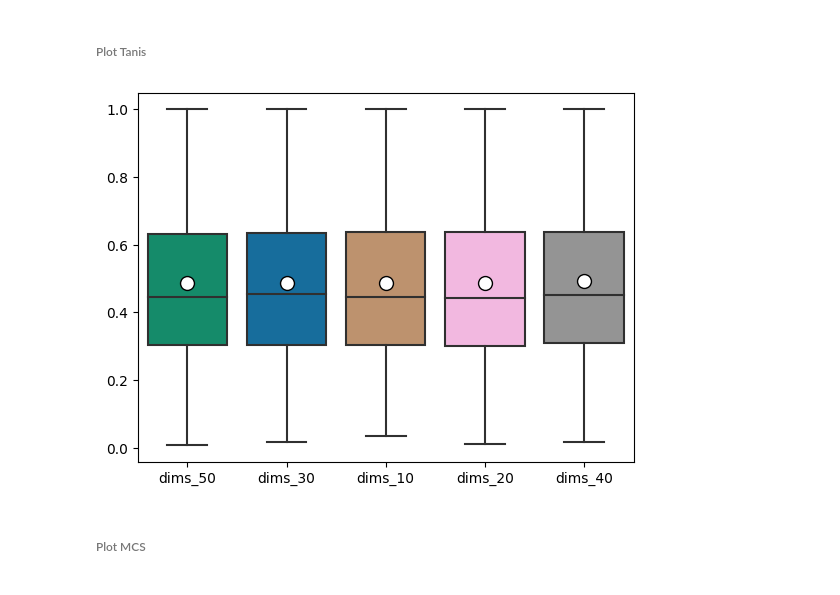
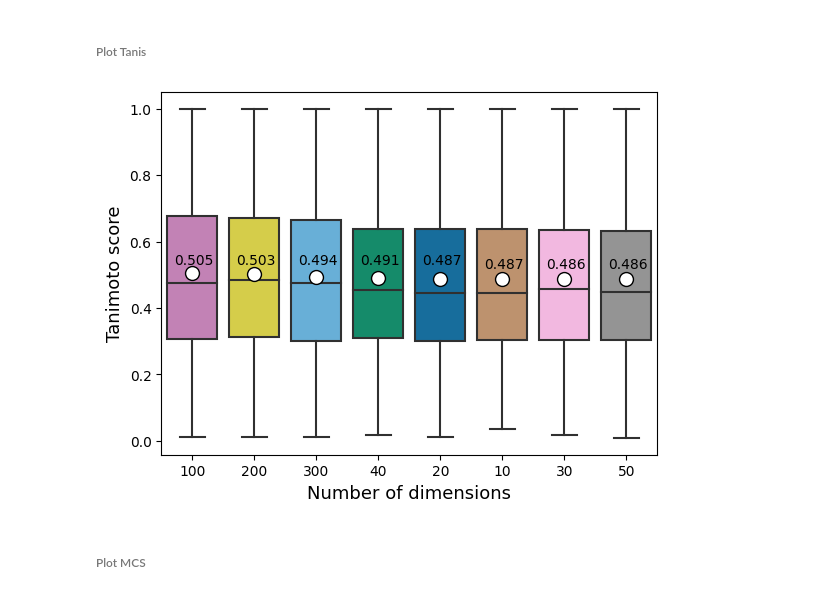
Before and after one commit to LukaLmelias/DeepCCA_thesis, a Jupyter notebook: spectra_structure_prediction.ipynb, the cells around one changed output. Cells and saved outputs as stored; diff of their text form; code cells hidden in the pictures.

```diff
--- a/spectra_structure_prediction.ipynb
+++ b/spectra_structure_prediction.ipynb
@@ -568,28 +573,43 @@ mcs_df = pd.DataFrame({'dims_10': mcs_all[0],#+mcs_all[0],
 # %% [markdown]
 ###### Plot Tanis
-# %%
-#plot Tanimoto sorted by mean
-sorted_index = tanis_df.mean().sort_values().index
-tanis_df_sorted=tanis_df[sorted_index]
-
-#set pallete
-palette = [sns.color_palette("colorblind")[2],
-           sns.color_palette("colorblind")[0],
-           sns.color_palette("colorblind")[5],
-           sns.color_palette("colorblind")[6],
-           sns.color_palette("colorblind")[7],
-
-           ]
-           #sns.color_palette("colorblind")[3], #CCA
-
-sns.boxplot(tanis_df_sorted, showmeans = True,
-            palette = palette,
-           meanprops={"marker":"o",
-                       "markerfacecolor":"white",
-                       "markeredgecolor":"black",
-                      "markersize":"10"})
-plt.show()
-# %% [output]
-[figure, removed]
+# %%
+#plot Tanimoto sorted by mean
+sorted_index = tanis_df.mean().sort_values(ascending=False).index
+tanis_df_sorted=tanis_df[sorted_index]
+
+#set pallete
+palette = [sns.color_palette("colorblind")[4],
+           sns.color_palette("colorblind")[8],
+           sns.color_palette("colorblind")[9],
+           sns.color_palette("colorblind")[2],
+           sns.color_palette("colorblind")[0],
+           sns.color_palette("colorblind")[5],
+           sns.color_palette("colorblind")[6],
+           sns.color_palette("colorblind")[7],
+
+           ]
+           #sns.color_palette("colorblind")[3], #CCA
+plt.figure(figsize=(6.4, 4.8),dpi=100)
+sns.boxplot(data=tanis_df_sorted, showmeans = True,
+            palette = palette,
+           meanprops={"marker":"o",
+                      "markerfacecolor":"white",
+                      "markeredgecolor":"black",
+                      "markersize":"10"})
+plt.xlabel('Number of dimensions', fontsize=13)
+plt.ylabel('Tanimoto score', fontsize=13)
+
+#add mean tanimoto on the plot
+plt.text(x=-0.29,y=0.53,s=round(np.mean(tanis[5]),3))
+plt.text(x=0.7,y=0.53,s=round(np.mean(tanis[6]),3))
+plt.text(x=1.7,y=0.53,s=round(np.mean(tanis[7]),3))
+plt.text(x=2.7,y=0.53,s=round(np.mean(tanis[3]),3))
+plt.text(x=3.7,y=0.53,s=round(np.mean(tanis[1]),3))
+plt.text(x=4.7,y=0.52,s=round(np.mean(tanis[0]),3))
+plt.text(x=5.7,y=0.52,s=round(np.mean(tanis[2]),3))
+plt.text(x=6.7,y=0.52,s=round(np.mean(tanis[4]),3))
+plt.show()
+# %% [output]
+[figure, added]
 # %% [markdown]
 ###### Plot MCS
```
Also changed, not shown: parts of 7 cells of this notebook.
